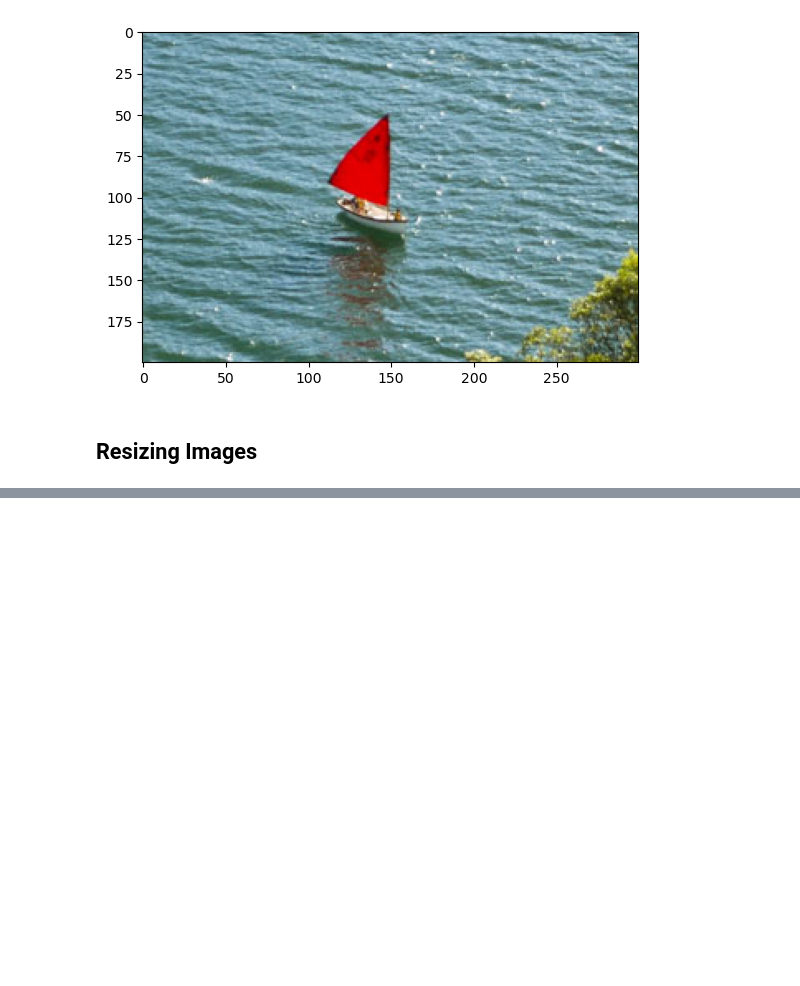
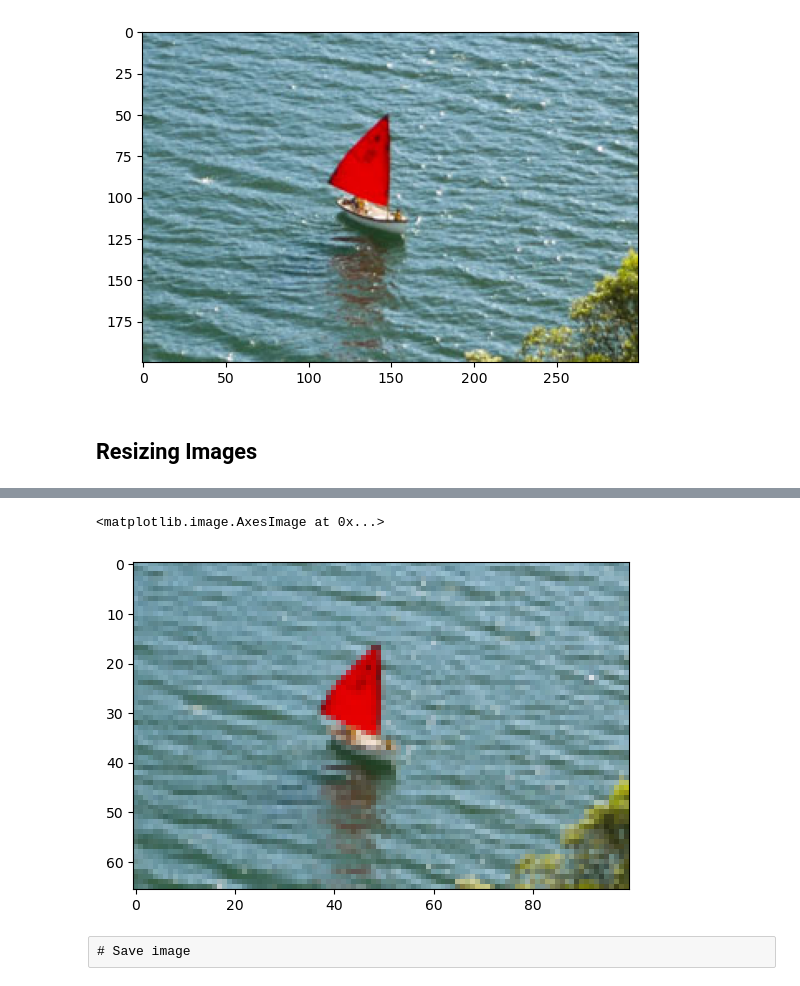
Before and after one commit to Piotrek-max/LearnOpenCv, a Jupyter notebook: Chapter_1_2/Chapter_1_2.ipynb, the cells around one changed output, grey strips where cells are left out. Saved outputs shown, nothing was run; the diff lists cells and outputs as text; code cells hidden in the pictures; blank space fills up the shorter version.

```diff
--- a/Chapter_1_2/Chapter_1_2.ipynb
+++ b/Chapter_1_2/Chapter_1_2.ipynb
@@ -253,0 +270,14 @@ plt.imshow(cropped_region)
+# %%
+desired_width = 100
+aspect_ratio = desired_width / cropped_region.shape[1]
+desired_height = int(cropped_region.shape[0] * aspect_ratio)
+dim = (desired_width, desired_height)
+
+# Resize image
+resized_cropped_region = cv2.resize(cropped_region, dsize=dim, interpolation=cv2.INTER_AREA)
+plt.imshow(resized_cropped_region)
+# %% [output]
+<matplotlib.image.AxesImage at 0x...>
+[figure, added]
+# %% [raw]
+# Save image
```
Also changed, not shown: parts of 6 cells of this notebook, 4 other files.
